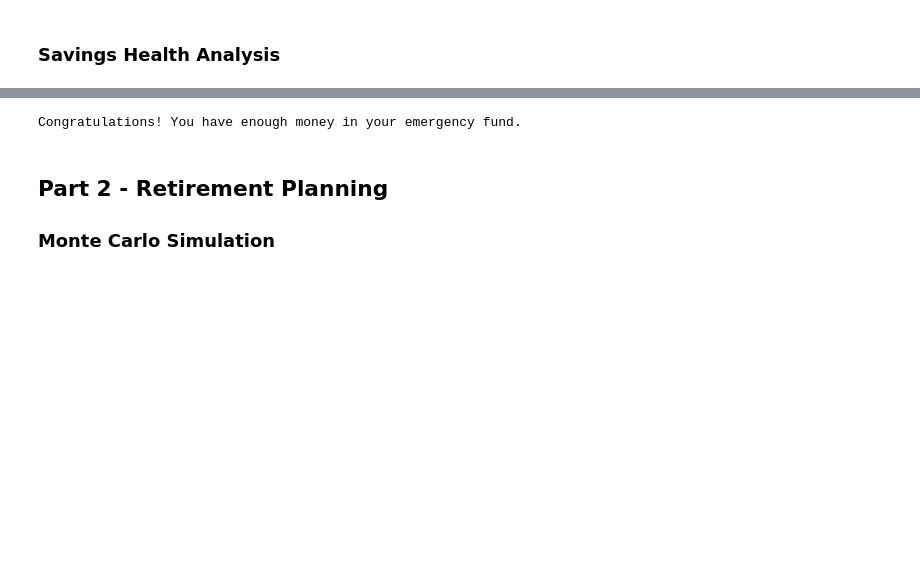
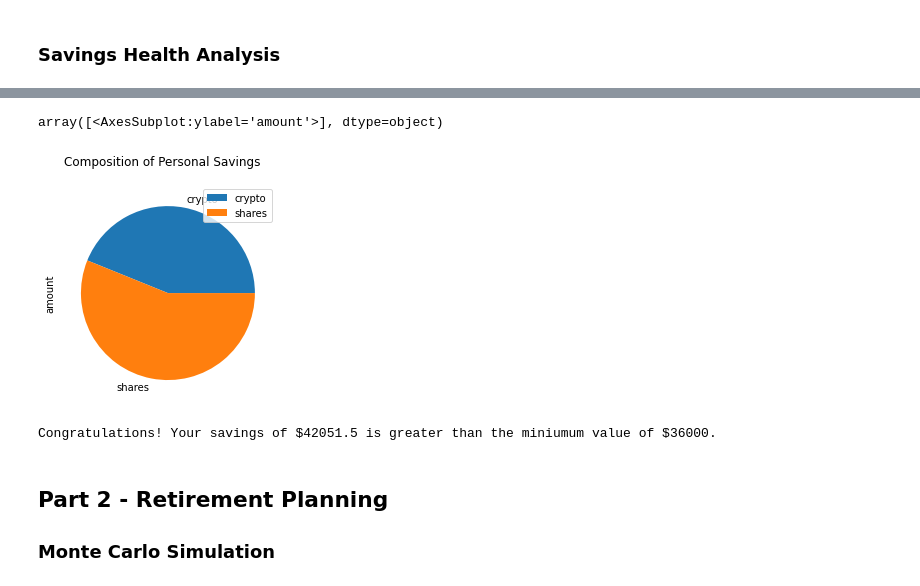
Before and after one commit to alveraboquet/fintech.homework, a Jupyter notebook: unit_5_financial_planning/financial-planner.ipynb, the cells around one changed output, grey strips where cells are left out. Cells and saved outputs as stored; diff of their text form; code cells hidden in the pictures; blank space fills up the shorter version.

```diff
--- a/unit_5_financial_planning/financial-planner.ipynb
+++ b/unit_5_financial_planning/financial-planner.ipynb
@@ -187,14 +185,25 @@ display(df_savings)
-# %%
-# Set ideal emergency fund
-emergency_fund = monthly_income * 3
-
-# Calculate total amount of savings
-# YOUR CODE HERE!
-
-# Validate saving health
-# YOUR CODE HERE!
-# %% [output]
-Congratulations! You have enough money in your emergency fund.
+# %%
+# Plot savings pie chart
+df_savings.plot(kind='pie', subplots=True, title='Composition of Personal Savings')
+# %% [output]
+array([<AxesSubplot:ylabel='amount'>], dtype=object)
+[figure, added]
+# %%
+# Set ideal emergency fund
+emergency_fund = monthly_income * 3
+
+# Calculate total amount of savings
+total_savings = df_savings['amount']['crypto'] + df_savings['amount']['shares']
+
+# Validate saving health
+if (total_savings > emergency_fund) :
+    print(f'Congratulations! Your savings of ${round(total_savings, 2)} is greater than the miniumum value of ${round(emergency_fund, 2)}.')
+elif (total_savings == emergency_fund) :
+    print(f'Congratulations! You have reached your savings goal of ${round(total_savings, 2)}.')
+else :
+    print(f'You are ${round((emergency_fund - total_savings), 2)} away from your savings goal of ${round(emergency_fund, 2)}.')
+# %% [output]
+Congratulations! Your savings of $42051.5 is greater than the miniumum value of $36000.
 # %% [markdown]
 ## Part 2 - Retirement Planning
 
```
Also changed, not shown: parts of 9 cells of this notebook, 11 other files.
